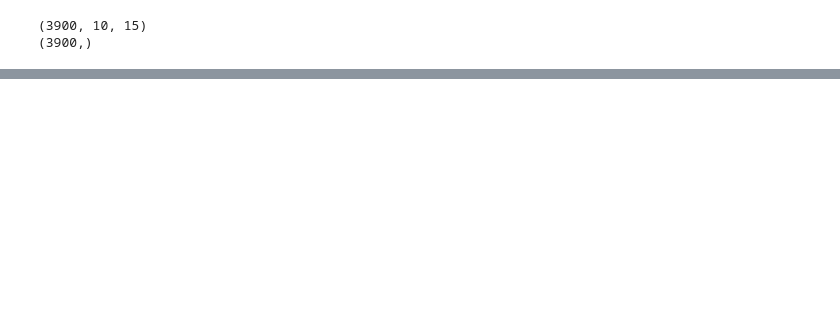
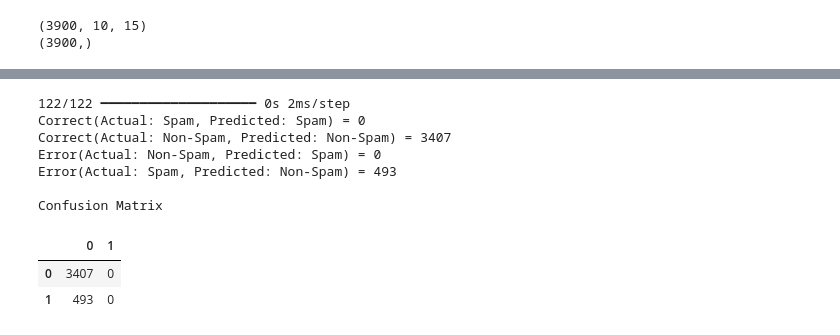
Before and after one commit to ROHIT779/ml-projects, a Jupyter notebook: sms-spam-classifier/sms_spam_classifier.ipynb, the cells around one changed output, grey strips where cells are left out. Saved outputs shown, nothing was run; the diff lists cells and outputs as text; code cells hidden in the pictures; blank space fills up the shorter version.

```diff
--- a/sms-spam-classifier/sms_spam_classifier.ipynb
+++ b/sms-spam-classifier/sms_spam_classifier.ipynb
@@ -391,0 +483,16 @@ plt.legend()
+# %%
+# Predictions of train data
+target_pred_train = classifier.predict(feature_embedded_words)
+target_pred_train_binary = [1 if x > 0.5 else 0 for x in target_pred_train]
+get_result(target_pred_train_binary, target_encoded)
+# %% [output]
+122/122 ━━━━━━━━━━━━━━━━━━━━ 0s 2ms/step
+Correct(Actual: Spam, Predicted: Spam) = 0
+Correct(Actual: Non-Spam, Predicted: Non-Spam) = 3407
+Error(Actual: Non-Spam, Predicted: Spam) = 0
+Error(Actual: Spam, Predicted: Non-Spam) = 493
+
+Confusion Matrix
+|  | 0 | 1 |
+| 0 | 3407 | 0 |
+| 1 | 493 | 0 |
```
Also changed, not shown: parts of 10 cells of this notebook.
